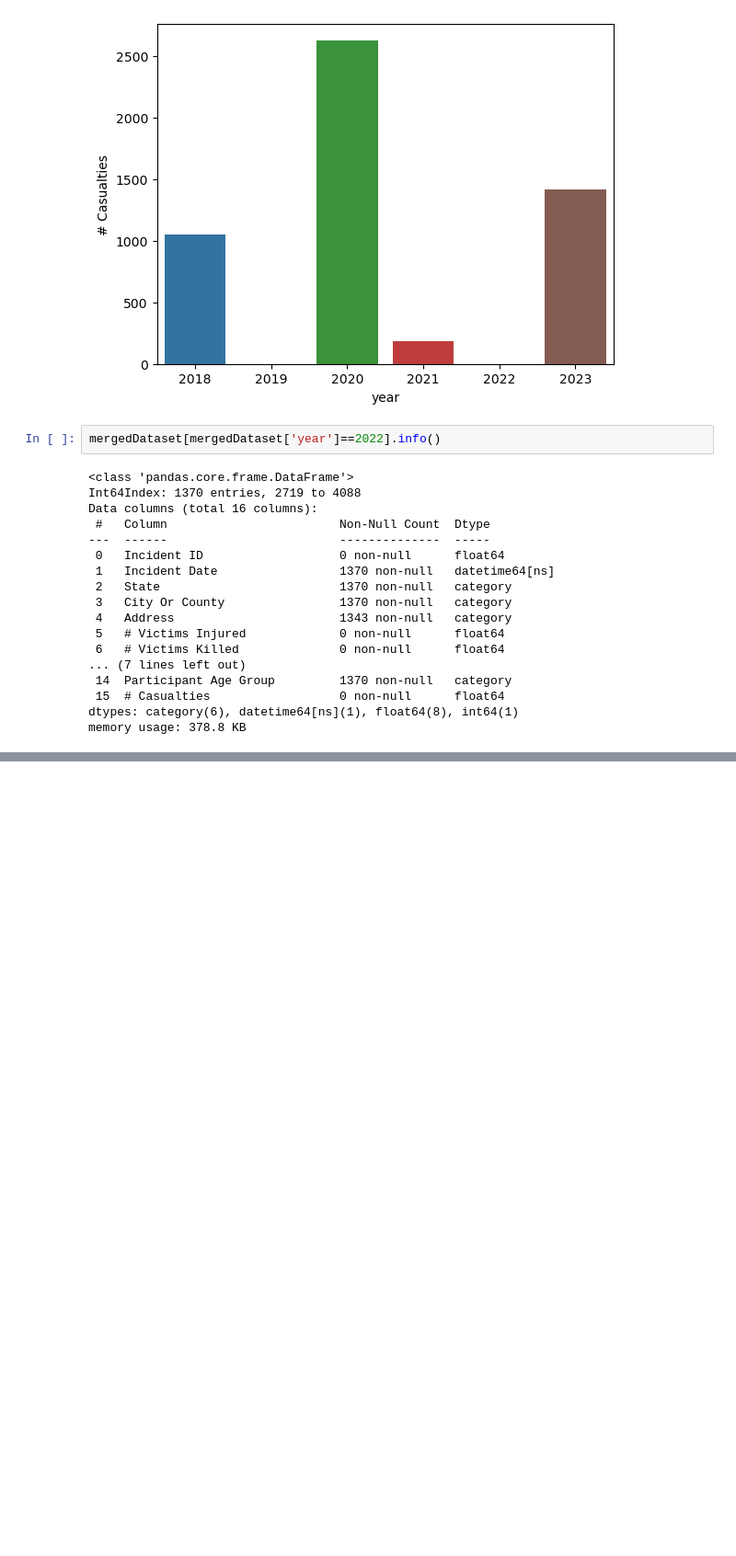
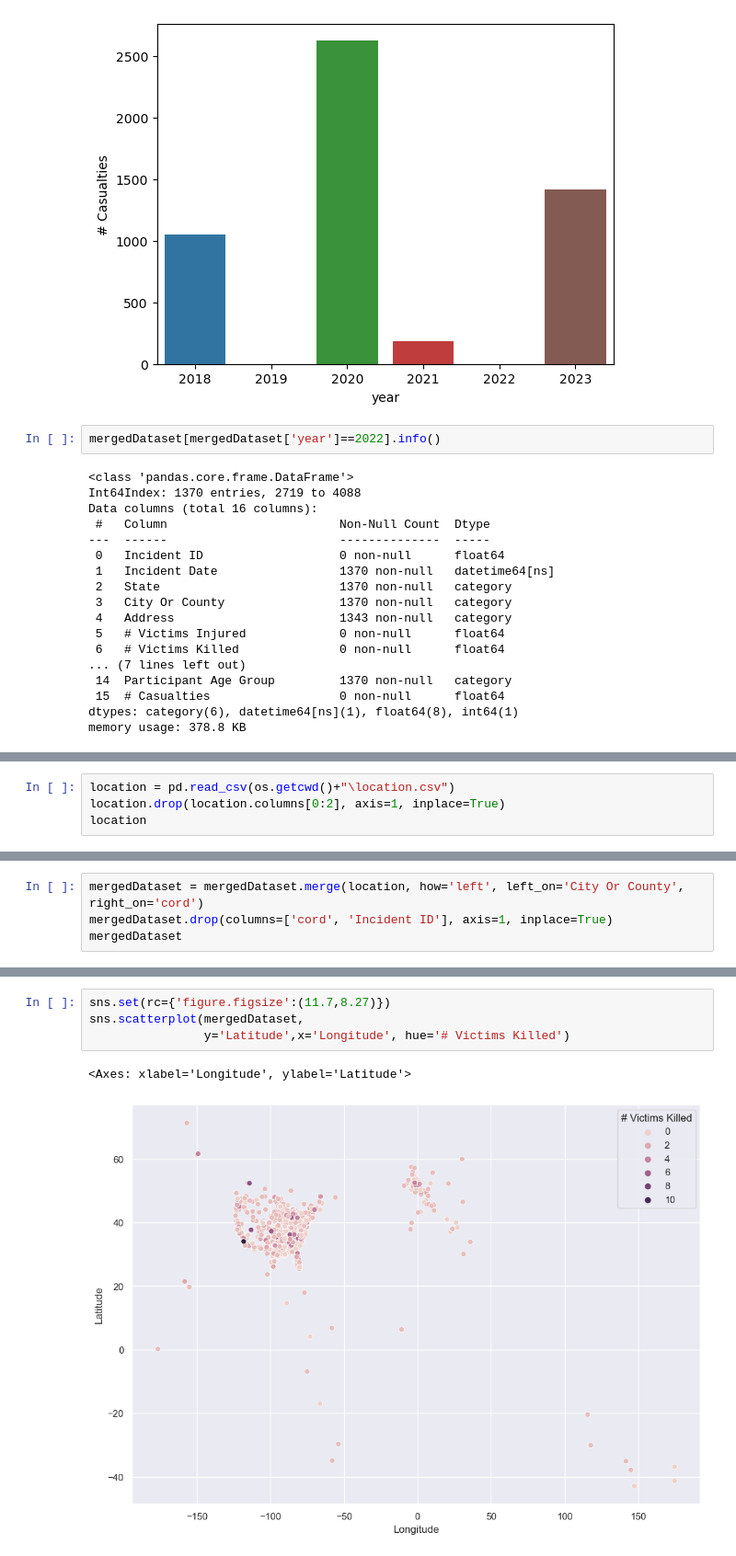
Before and after one commit to DozieSixtus/Gun-violence-US, a Jupyter notebook: scripts/EDA.ipynb, the cells around one changed output, grey strips where cells are left out. Shown at 92% size. Drawn from its saved outputs; the diff is of its cells as text; blank space fills up the shorter version.

Commit message:
incident map

```diff
--- a/scripts/EDA.ipynb
+++ b/scripts/EDA.ipynb
@@ -224,0 +190,4 @@ location.to_csv(os.getcwd()+'\location.csv')
+# %%
+location = pd.read_csv(os.getcwd()+"\location.csv")
+location.drop(location.columns[0:2], axis=1, inplace=True)
+location
@@ -224,0 +208,4 @@ location.to_csv(os.getcwd()+'\location.csv')
+# %%
+mergedDataset = mergedDataset.merge(location, how='left', left_on='City Or County', right_on='cord')
+mergedDataset.drop(columns=['cord', 'Incident ID'], axis=1, inplace=True)
+mergedDataset
@@ -224,0 +226,7 @@ location.to_csv(os.getcwd()+'\location.csv')
+# %%
+sns.set(rc={'figure.figsize':(11.7,8.27)})
+sns.scatterplot(mergedDataset,
+                y='Latitude',x='Longitude', hue='# Victims Killed')
+# %% [output]
+<Axes: xlabel='Longitude', ylabel='Latitude'>
+[figure, added]
```
Also changed, not shown: parts of 7 cells of this notebook, 1 other file.
